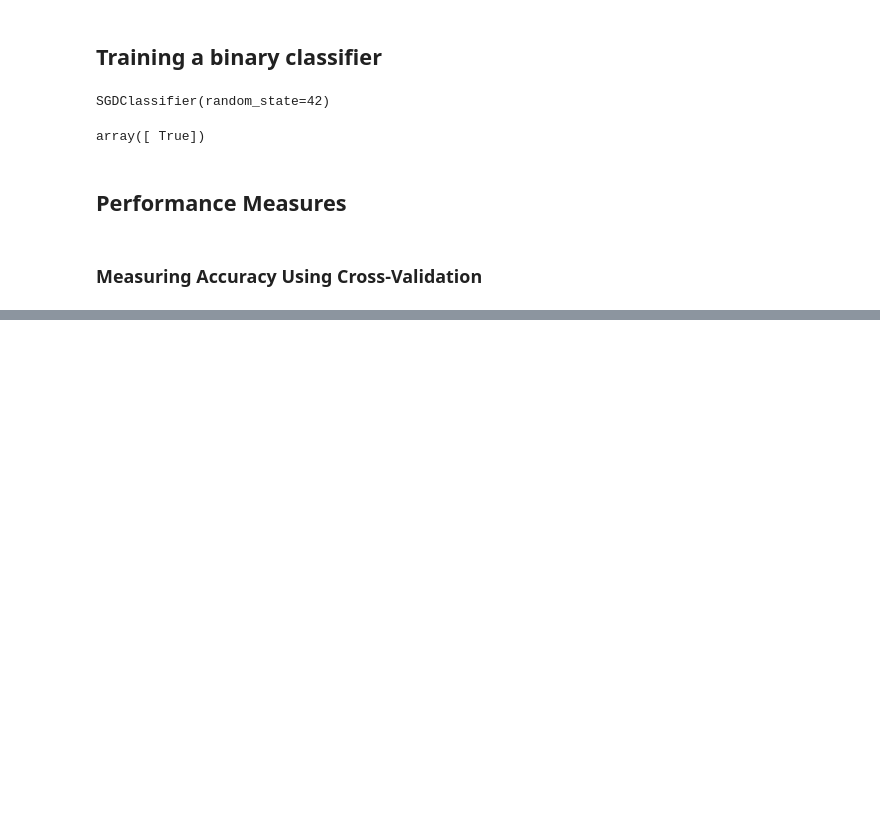
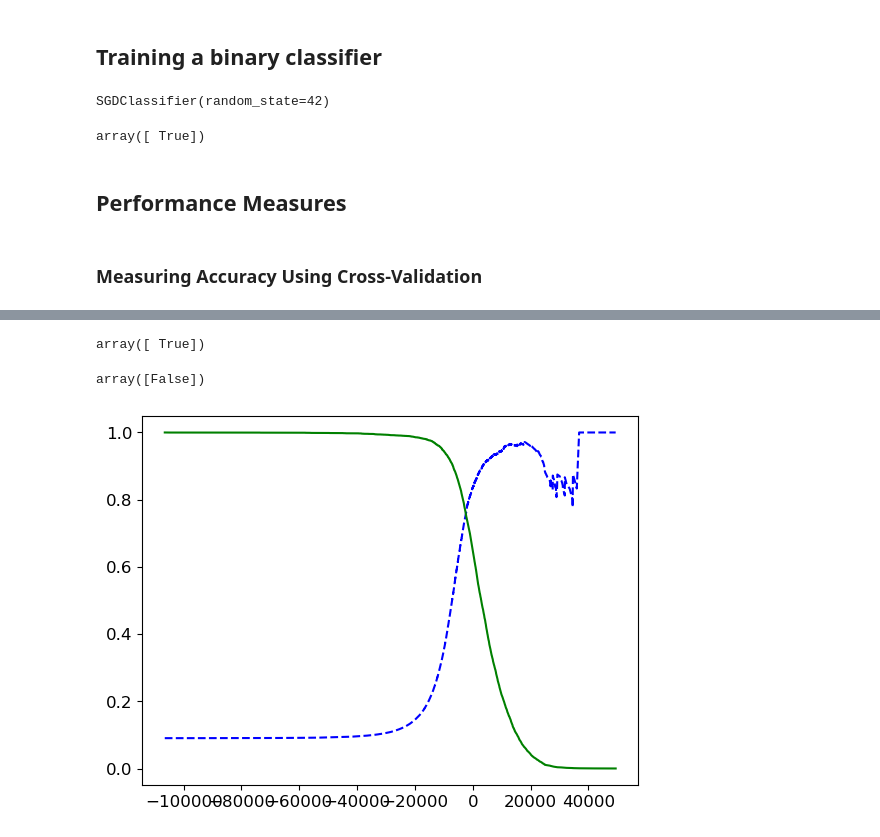
Before and after one commit to solyourock/ML_study, a Jupyter notebook: Hands_on/Chap3/chap_3.ipynb, the cells around one changed output, grey strips where cells are left out. Drawn from its saved outputs; the diff is of its cells as text; code cells hidden in the pictures; blank space fills up the shorter version.

Commit message:
add plot precision recall vs threshold

```diff
--- a/Hands_on/Chap3/chap_3.ipynb
+++ b/Hands_on/Chap3/chap_3.ipynb
@@ -156,0 +238,12 @@ cross_val_score(sgd_clf,)
+# %%
+threshold = 0
+y_some_digit_pred = (y_scores > threshold)
+y_some_digit_pred
+# %% [output]
+array([ True])
+# %%
+threshold = 8000
+y_some_digit_pred = (y_scores > threshold)
+y_some_digit_pred
+# %% [output]
+array([False])
@@ -156,0 +253,24 @@ cross_val_score(sgd_clf,)
+# %%
+# need to get the scores of all instances in the training set using cross_val_predict()
+# need to returen decision scores instead of predictions
+y_scores = cross_val_predict(sgd_clf, X_train, y_train_5, cv=3, method="decision_function")
+# %%
+# compute precision and recall for all possible thresholds using the precision_recall_curve()
+from sklearn.metrics import precision_recall_curve
+
+precisions, recalls, thresholds = precision_recall_curve(y_train_5, y_scores)
+# %%
+# plot precision and recall as functions of the threshold value using Matplotlib
+def plot_precision_recall_vs_threshold(precisions, recalls, thresholds):
+    plt.plot(thresholds, precisions[:-1], "b--", label="Precision", linewidth=2)
+    plt.plot(thresholds, recalls[:-1], "g-", label="Recall", linewidth=2)
+    plt.legend(loc="center right", fontsize=16)
+    plt.xlabel("Threshold", fontsize=16)
+    plt.grid(True)
+    plt.axis([-50000, 50000, 0, 1])
+
+recall_90_precision = recalls[np.argmax(precisions>= 0.90)]
+plot_precision_recall_vs_threshold(precisions, recalls, thresholds)
+plt.show()
+# %% [output]
+[figure, added]
```
Also changed, not shown: parts of 21 cells of this notebook.
